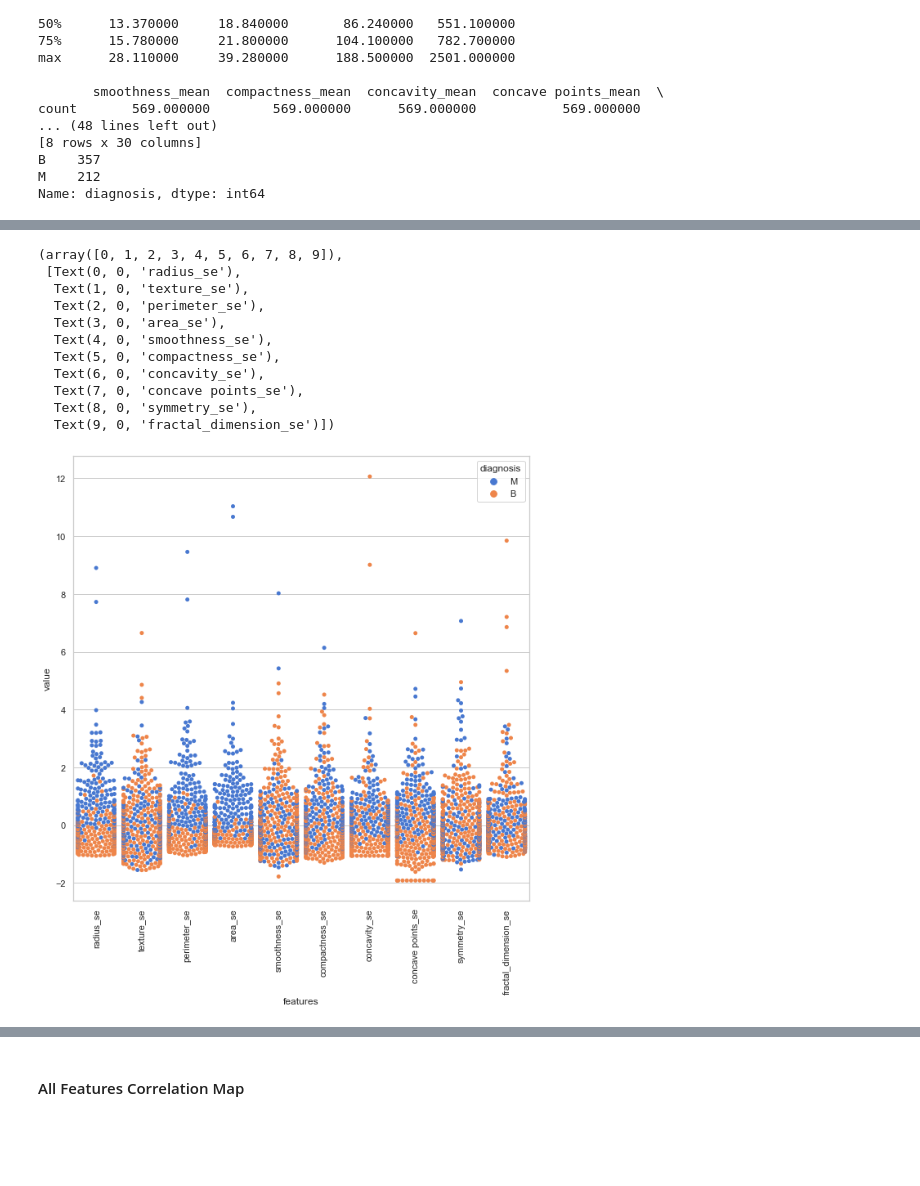
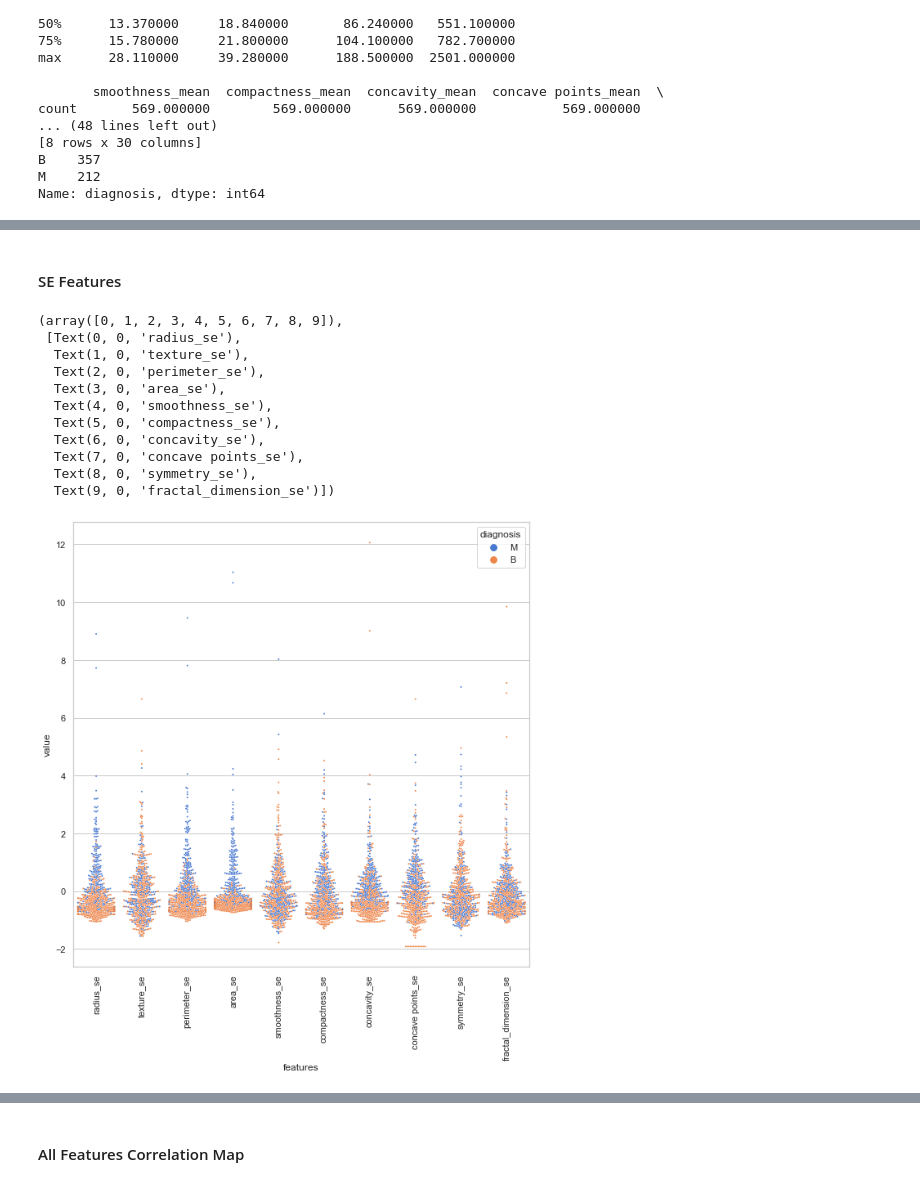
Before and after one commit to Sluss12/Applied-Machine-Learning-CS3840-01, a Jupyter notebook: final-project/matthew-slusser-final.ipynb, the cells around one changed output, grey strips where cells are left out. Saved outputs shown, nothing was run; the diff lists cells and outputs as text; code cells hidden in the pictures; blank space fills up the shorter version.

```diff
--- a/final-project/matthew-slusser-final.ipynb
+++ b/final-project/matthew-slusser-final.ipynb
@@ -164,21 +198,23 @@ plt.xticks(rotation=90)
+# %% [markdown]
+#### SE Features
 # %%
 data = pd.concat([cancer_labels,data_n_2.iloc[:,10:20]],axis=1)
 data = pd.melt(data,id_vars="diagnosis",
                     var_name="features",
                     value_name='value')
 plt.figure(figsize=(10,10))
-sns.swarmplot(x="features", y="value", s=5, hue="diagnosis", data=data)
+sns.swarmplot(x="features", y="value", s=1.9, hue="diagnosis", data=data)
 plt.xticks(rotation=90)
 # %% [output]
 (array([0, 1, 2, 3, 4, 5, 6, 7, 8, 9]),
  [Text(0, 0, 'radius_se'),
   Text(1, 0, 'texture_se'),
   Text(2, 0, 'perimeter_se'),
   Text(3, 0, 'area_se'),
   Text(4, 0, 'smoothness_se'),
   Text(5, 0, 'compactness_se'),
   Text(6, 0, 'concavity_se'),
   Text(7, 0, 'concave points_se'),
   Text(8, 0, 'symmetry_se'),
   Text(9, 0, 'fractal_dimension_se')])
-[figure, old version]
+[figure, new version]
```
Also changed, not shown: parts of 35 cells of this notebook.
